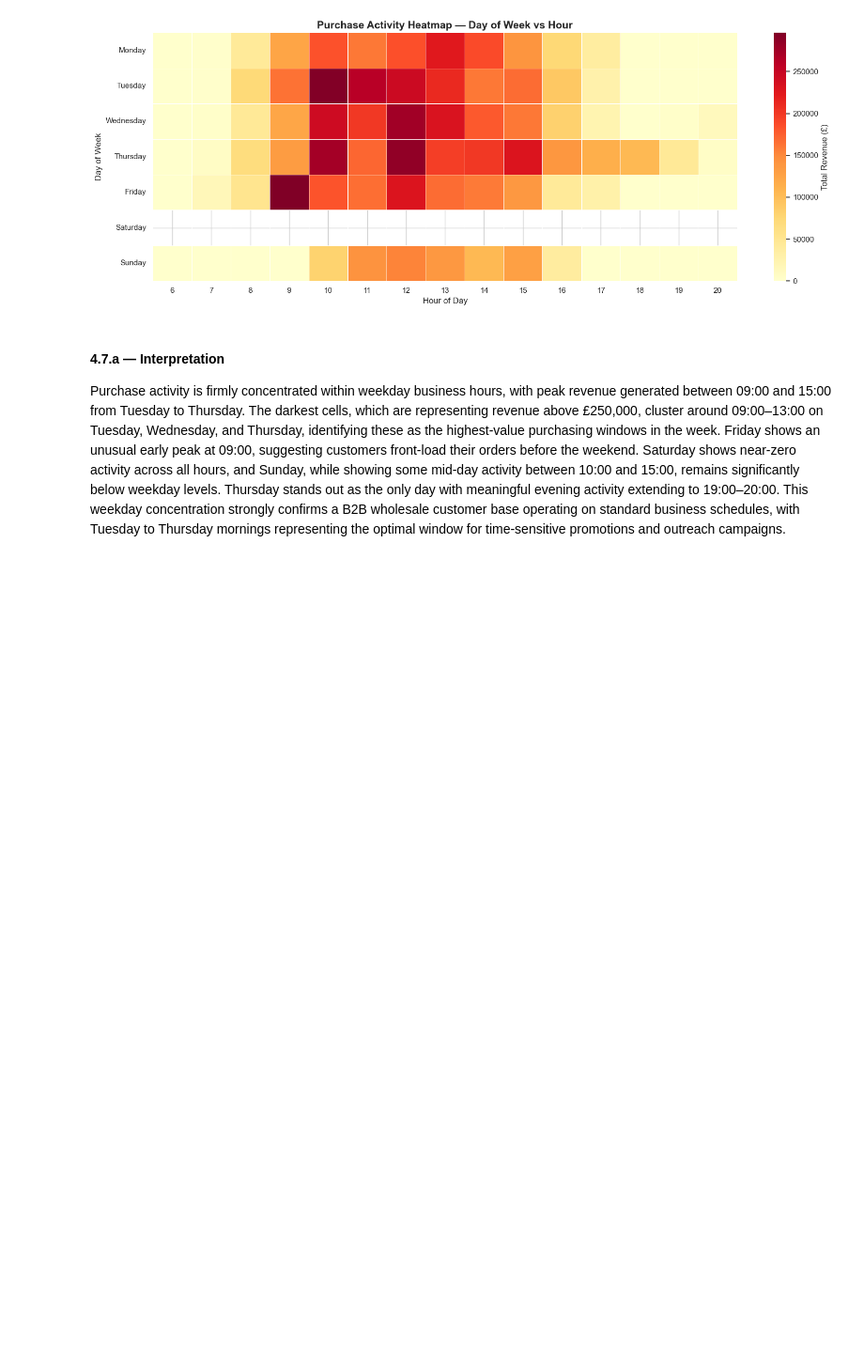
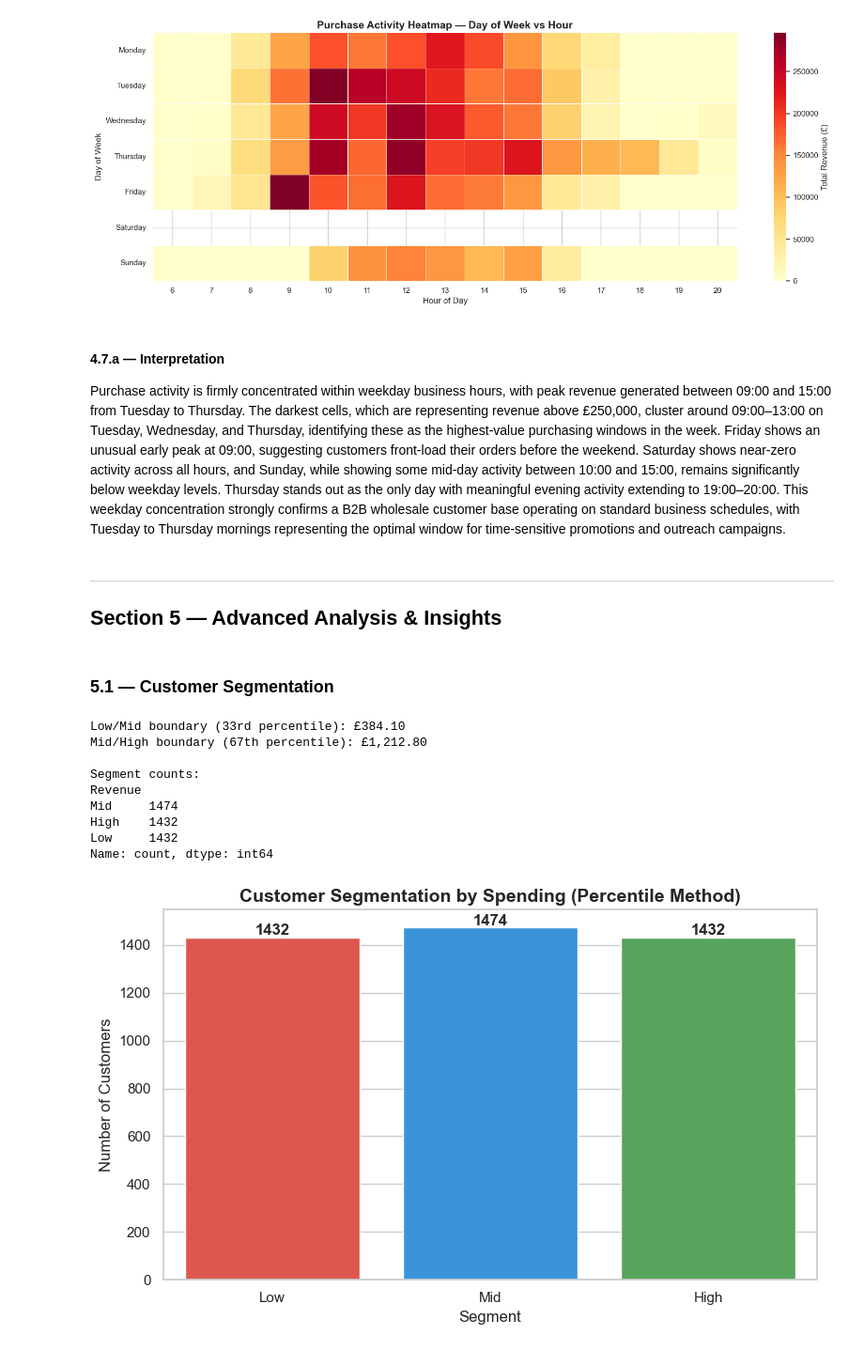
Before and after one commit to Gad-rb/DSA1080A-SS2026-GadRubuye-CustomerTransactionAnalysis, a Jupyter notebook: visuals/notebook.ipynb, the cells around one changed output. Shown at 94% size. Saved outputs shown, nothing was run; the diff lists cells and outputs as text; code cells hidden in the pictures; blank space fills up the shorter version.

Commit message:
Week 4: full project commit — notebook, visuals, cleaned dataset, README

```diff
--- a/visuals/notebook.ipynb
+++ b/visuals/notebook.ipynb
@@ -570,3 +568,62 @@ plt.show()
 # %% [markdown]
 #### 4.7.a — Interpretation
 Purchase activity is firmly concentrated within weekday business hours, with peak revenue generated between 09:00 and 15:00 from Tuesday to Thursday. The darkest cells, which are representing revenue above £250,000, cluster around 09:00–13:00 on Tuesday, Wednesday, and Thursday, identifying these as the highest-value purchasing windows in the week. Friday shows an unusual early peak at 09:00, suggesting customers front-load their orders before the weekend. Saturday shows near-zero activity across all hours, and Sunday, while showing some mid-day activity between 10:00 and 15:00, remains significantly below weekday levels. Thursday stands out as the only day with meaningful evening activity extending to 19:00–20:00. This weekday concentration strongly confirms a B2B wholesale customer base operating on standard business schedules, with Tuesday to Thursday mornings representing the optimal window for time-sensitive promotions and outreach campaigns.
+# %% [markdown]
+---
+## Section 5 — Advanced Analysis & Insights
+# %% [markdown]
+### 5.1 — Customer Segmentation
+# %%
+# Segmenting customers into High, Mid, and Low spenders
+# using percentile-based thresholds (33rd and 67th percentile).
+# Standard deviation segmentation was evaluated but rejected —
+# the extreme right skew in this dataset produces a negative lower bound,
+# making percentile thresholds the more appropriate method.
+
+customer_spend = df.groupby('CustomerID')['Revenue'].sum()
+
+low_threshold = customer_spend.quantile(0.33)
+high_threshold = customer_spend.quantile(0.67)
+
+def segment_percentile(spend):
+    if spend >= high_threshold:
+        return 'High'
+    elif spend >= low_threshold:
+        return 'Mid'
+    else:
+        return 'Low'
+
+segments = customer_spend.apply(segment_percentile).value_counts()
+
+print(f'Low/Mid boundary (33rd percentile): £{low_threshold:,.2f}')
+print(f'Mid/High boundary (67th percentile): £{high_threshold:,.2f}')
+print(f'\nSegment counts:')
+print(segments)
+
+fig, ax = plt.subplots(figsize=(8, 5))
+colors = ['#F44336', '#2196F3', '#4CAF50']
+sns.barplot(x=segments.index, y=segments.values,
+            order=['Low', 'Mid', 'High'],
+            palette=colors, ax=ax)
+ax.set_title('Customer Segmentation by Spending (Percentile Method)',
+             fontsize=14, fontweight='bold')
+ax.set_xlabel('Segment')
+ax.set_ylabel('Number of Customers')
+
+for i, v in enumerate(segments.reindex(['Low', 'Mid', 'High']).values):
+    ax.text(i, v + 10, str(v), ha='center', fontweight='bold')
+
+plt.tight_layout()
+plt.savefig('/Users/mac/Desktop/DSA1080/Final Project/visuals/customer_segmentation.png', dpi=150, bbox_inches='tight')
+plt.show()
+# %% [output]
+Low/Mid boundary (33rd percentile): £384.10
+Mid/High boundary (67th percentile): £1,212.80
+
+Segment counts:
+Revenue
+Mid     1474
+High    1432
+Low     1432
+Name: count, dtype: int64
+[figure, added]
```
Also changed, not shown: parts of 23 cells of this notebook, 6 other files.
